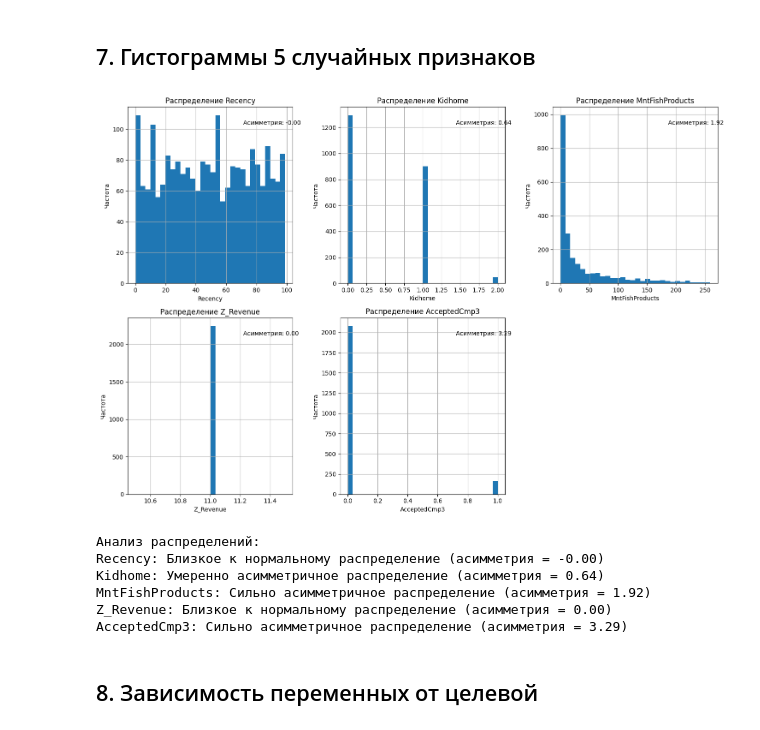
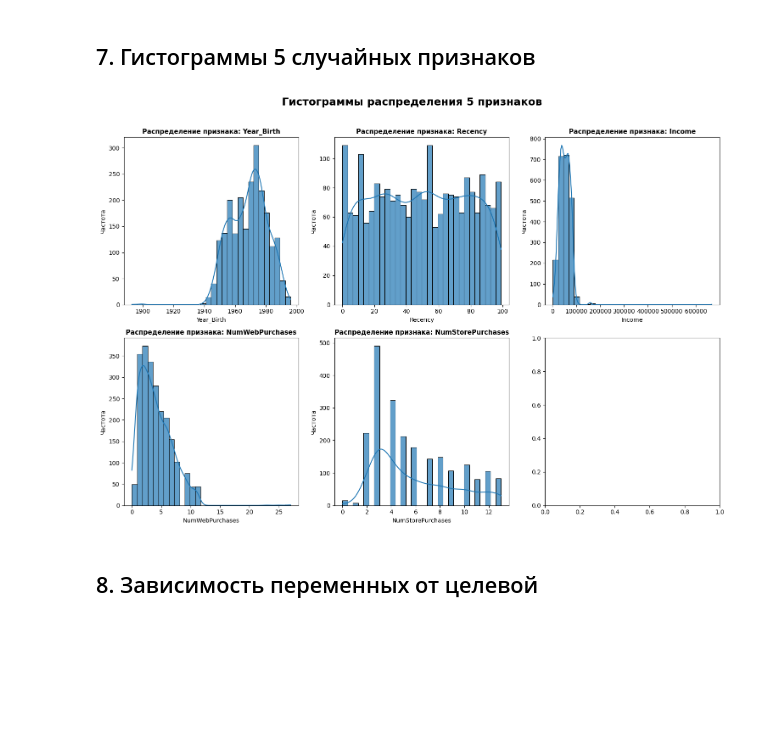
Before and after one commit to klijjen/intro_to_AI, a Jupyter notebook: src/02_lab_EDA.ipynb, the cells around one changed output. Cells and saved outputs as stored; diff of their text form; code cells hidden in the pictures; blank space fills up the shorter version.

```diff
--- a/src/02_lab_EDA.ipynb
+++ b/src/02_lab_EDA.ipynb
@@ -221,51 +185,26 @@ missing_df[missing_df['Количество пропусков'] > 0]
 # %% [markdown]
 ## 7. Гистограммы 5 случайных признаков
-# %%
-# Выбор 5 случайных числовых признаков (исключая ID и целевую переменную)
-numeric_cols = data.select_dtypes(include=[np.number]).columns.tolist()
-numeric_cols = [col for col in numeric_cols if col not in ['ID', 'Response']]
-selected_cols = np.random.choice(numeric_cols, 5, replace=False)
-
-# Построение гистограмм
-fig, axes = plt.subplots(2, 3, figsize=(15, 10))
-axes = axes.ravel()
-
-for i, col in enumerate(selected_cols):
-    data[col].hist(bins=30, ax=axes[i])
-    axes[i].set_title(f'Распределение {col}')
-    axes[i].set_xlabel(col)
-    axes[i].set_ylabel('Частота')
-
-    # Анализ распределения
-    skewness = data[col].skew()
-    axes[i].text(0.7, 0.9, f'Асимметрия: {skewness:.2f}',
-                transform=axes[i].transAxes, fontsize=10)
-
-# Удаление лишнего subplot
-if len(selected_cols) < 6:
-    for i in range(len(selected_cols), 6):
-        fig.delaxes(axes[i])
-
-plt.tight_layout()
-plt.show()
-
-# Анализ распределений
-print("Анализ распределений:")
-for col in selected_cols:
-    skewness = data[col].skew()
-    if abs(skewness) > 1:
-        print(f"{col}: Сильно асимметричное распределение (асимметрия = {skewness:.2f})")
-    elif abs(skewness) > 0.5:
-        print(f"{col}: Умеренно асимметричное распределение (асимметрия = {skewness:.2f})")
-    else:
-        print(f"{col}: Близкое к нормальному распределение (асимметрия = {skewness:.2f})")
-# %% [output]
-[figure, removed]
-Анализ распределений:
-Recency: Близкое к нормальному распределение (асимметрия = -0.00)
-Kidhome: Умеренно асимметричное распределение (асимметрия = 0.64)
-MntFishProducts: Сильно асимметричное распределение (асимметрия = 1.92)
-Z_Revenue: Близкое к нормальному распределение (асимметрия = 0.00)
-AcceptedCmp3: Сильно асимметричное распределение (асимметрия = 3.29)
+# %%
+import matplotlib.pyplot as plt
+import seaborn as sns
+
+features_to_plot = [
+    'Year_Birth', 'Recency', 'Income', 'NumWebPurchases', 'NumStorePurchases'
+]
+
+fig, axes = plt.subplots(2, 3, figsize=(15, 10))
+axes = axes.ravel()
+
+for i, col in enumerate(features_to_plot):
+    sns.histplot(data=data, x=col, kde=True, ax=axes[i], bins=30, alpha=0.7)
+    axes[i].set_title(f'Распределение признака: {col}', fontsize=11, fontweight='bold')
+    axes[i].set_xlabel(col)
+    axes[i].set_ylabel('Частота')
+
+plt.suptitle('Гистограммы распределения 5 признаков', fontsize=18, fontweight='bold', y=1.02)
+plt.tight_layout()
+plt.show()
+# %% [output]
+[figure, added]
 # %% [markdown]
 ## 8. Зависимость переменных от целевой
```
Also changed, not shown: parts of 12 cells of this notebook.
